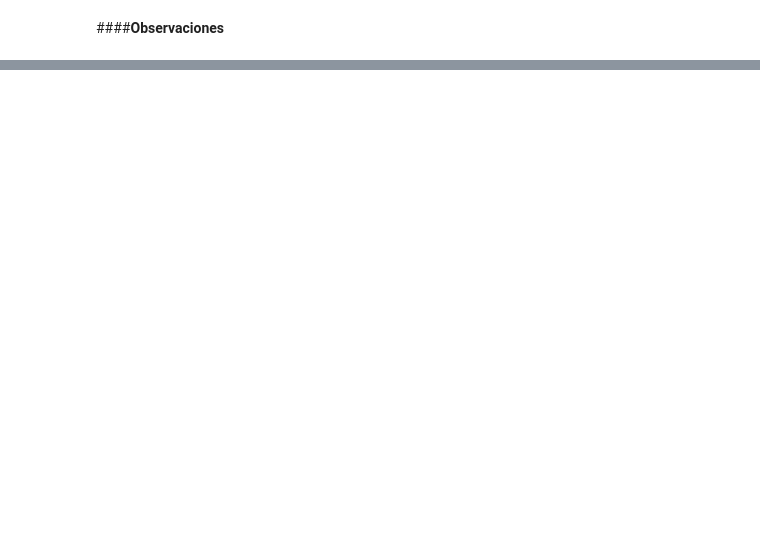
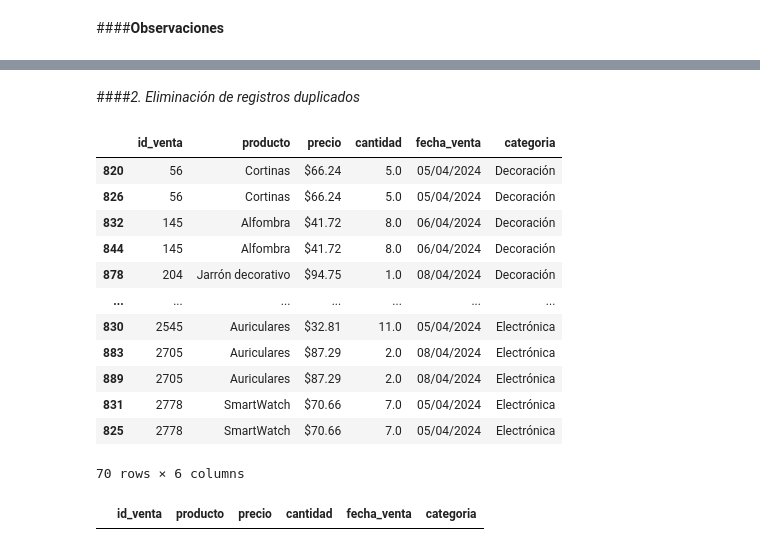
Before and after one commit to FedeM-Git/TT-2C2025-Data-Analitycs-Notebooks, a Jupyter notebook: Pre-Entrega_Maune/Pre-Entrega_Maune, Juan_Federico.ipynb, the cells around one changed output, grey strips where cells are left out. Cells and saved outputs as stored; diff of their text form; code cells hidden in the pictures; blank space fills up the shorter version.

```diff
--- a/Pre-Entrega_Maune/Pre-Entrega_Maune, Juan_Federico.ipynb
+++ b/Pre-Entrega_Maune/Pre-Entrega_Maune, Juan_Federico.ipynb
@@ -236,0 +585,3 @@ df_marketing.head(10)
+# %%
+# Elimino los registros con valores nulos. Aplico los cambios en el mismo DataFrame
+df_ventas.dropna(inplace=True)
@@ -236,0 +610,19 @@ df_marketing.head(10)
+# %% [markdown]
+####*2. Eliminación de registros duplicados*
+# %%
+# corroboro la presencia de los registros duplicados ordanados por id_venta
+df_ventas[df_ventas.duplicated(keep=False)].sort_values(by="id_venta")
+# %% [output]
+|  | id_venta | producto | precio | cantidad | fecha_venta | categoria |
+| 820 | 56 | Cortinas | $66.24 | 5.0 | 05/04/2024 | Decoración |
+| 826 | 56 | Cortinas | $66.24 | 5.0 | 05/04/2024 | Decoración |
+| 832 | 145 | Alfombra | $41.72 | 8.0 | 06/04/2024 | Decoración |
+| 844 | 145 | Alfombra | $41.72 | 8.0 | 06/04/2024 | Decoración |
+| 878 | 204 | Jarrón decorativo | $94.75 | 1.0 | 08/04/2024 | Decoración |
+| ... | ... | ... | ... | ... | ... | ... |
+| 830 | 2545 | Auriculares | $32.81 | 11.0 | 05/04/2024 | Electrónica |
+| 883 | 2705 | Auriculares | $87.29 | 2.0 | 08/04/2024 | Electrónica |
+| 889 | 2705 | Auriculares | $87.29 | 2.0 | 08/04/2024 | Electrónica |
+| 831 | 2778 | SmartWatch | $70.66 | 7.0 | 05/04/2024 | Electrónica |
+| 825 | 2778 | SmartWatch | $70.66 | 7.0 | 05/04/2024 | Electrónica |
+70 rows × 6 columns
@@ -236,0 +632,5 @@ df_marketing.head(10)
+# %%
+# corroboro la eliminacionde los registros duplicados
+df_ventas[df_ventas.duplicated(keep=False)].sort_values(by="id_venta")
+# %% [output]
+|  | id_venta | producto | precio | cantidad | fecha_venta | categoria |
```
Also changed, not shown: parts of 87 cells of this notebook.
